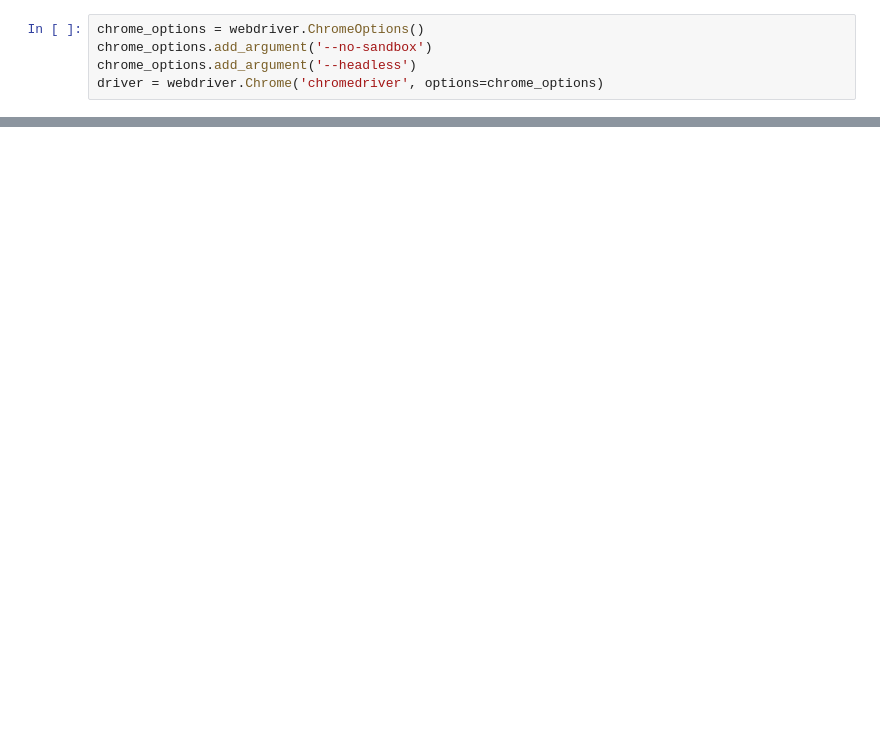
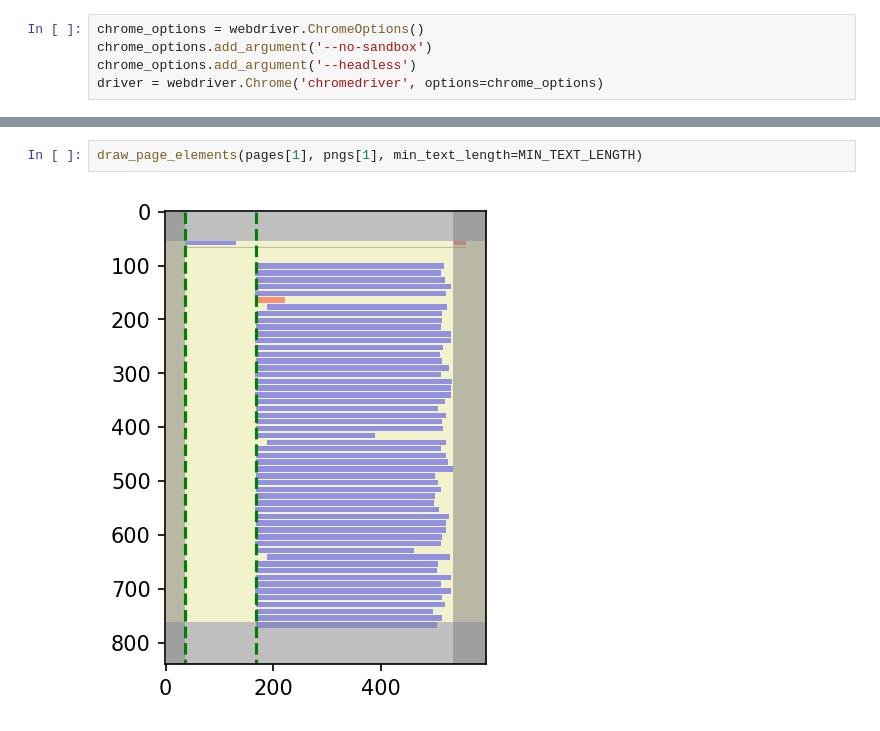
Before and after one commit to pengyuanli/PDFigCapX, a Jupyter notebook: nb/layout.ipynb, the cells around one changed output, grey strips where cells are left out. Saved outputs shown, nothing was run; the diff lists cells and outputs as text; blank space fills up the shorter version.

```diff
--- a/nb/layout.ipynb
+++ b/nb/layout.ipynb
@@ -231,0 +121,4 @@ x_bar_right
+# %%
+draw_page_elements(pages[1], pngs[1], min_text_length=MIN_TEXT_LENGTH)
+# %% [output]
+[figure, added]
```
Also changed, not shown: parts of 28 cells of this notebook, 39 other files.
